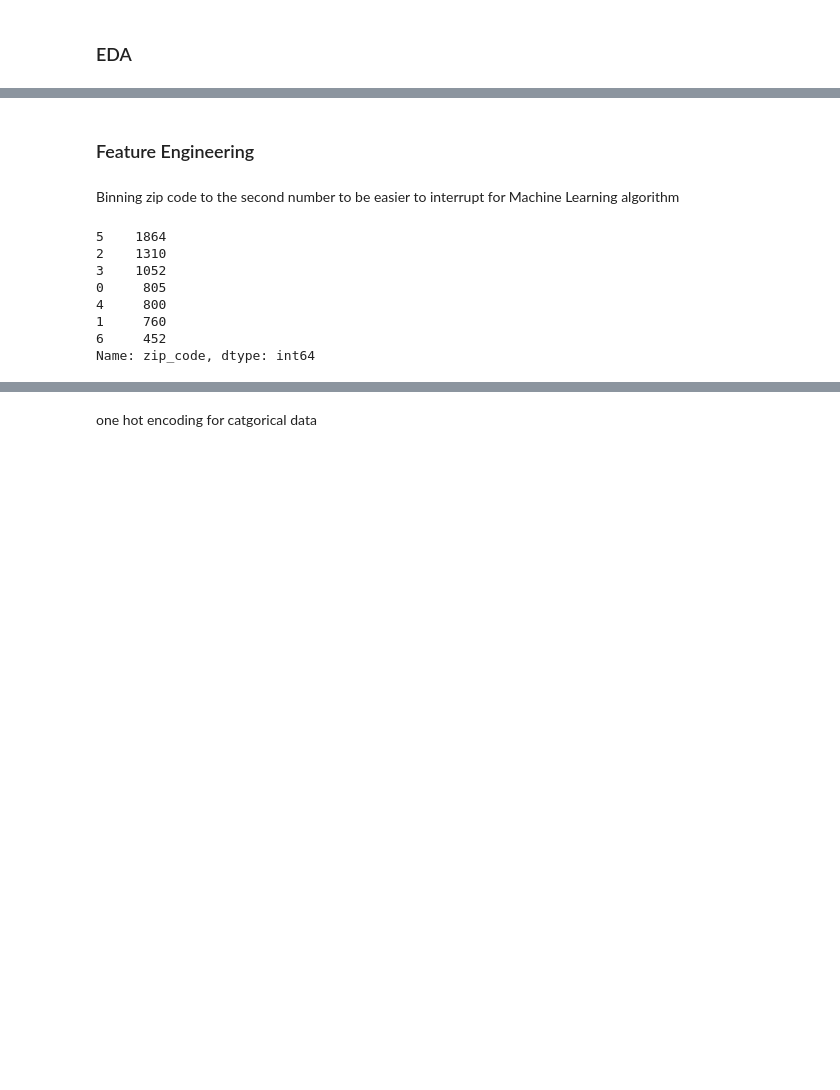
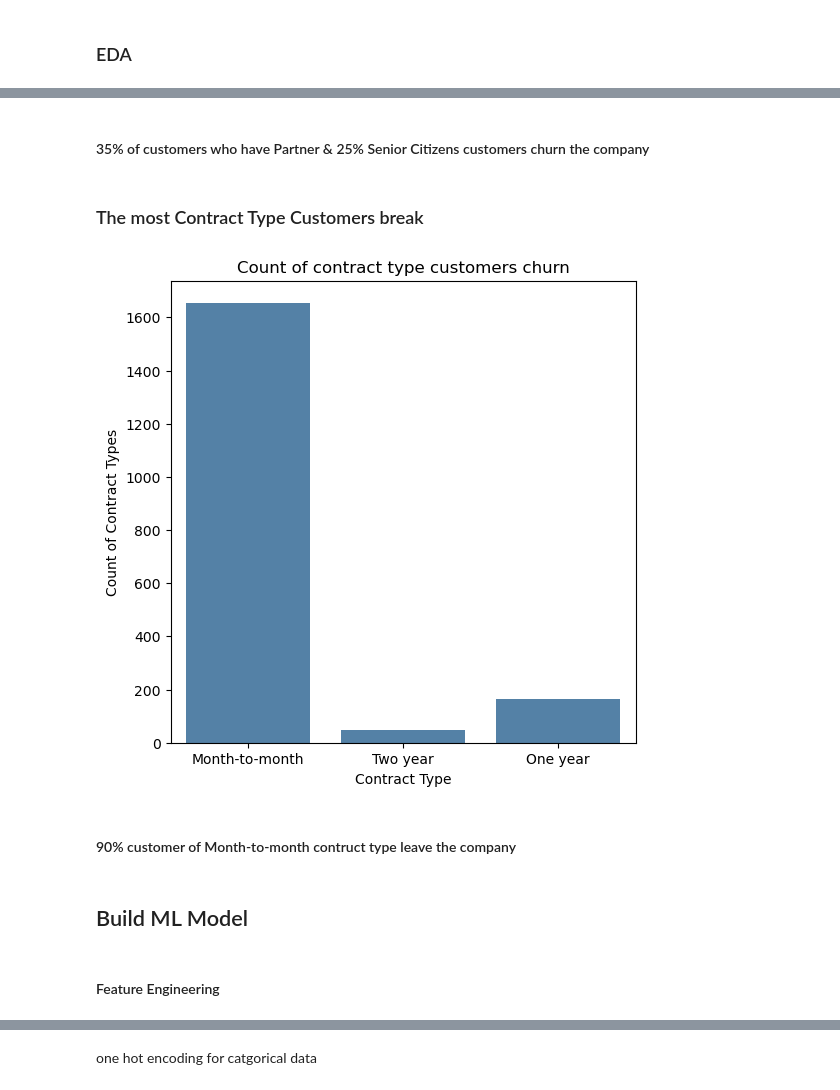
Before and after one commit to salah-202/Machine-Learning, a Jupyter notebook: Telco Customer Churn/Telco cutomer churn.ipynb, the cells around one changed output, grey strips where cells are left out. Cells and saved outputs as stored; diff of their text form; code cells hidden in the pictures; blank space fills up the shorter version.

```diff
--- a/Telco Customer Churn/Telco cutomer churn.ipynb
+++ b/Telco Customer Churn/Telco cutomer churn.ipynb
@@ -300,4 +354,25 @@ sns.pairplot(telco[numerical_columns],height =4, aspect=2)
+# %% [markdown]
+#### 35% of customers who have Partner & 25% Senior Citizens customers churn the company
+# %% [markdown]
+### The most Contract Type Customers break
+# %%
+fig, ax = plt.subplots(figsize=(6,6))
+
+
+sns.countplot(x="contract", data=data, ax=ax, color='steelblue')
+
+
+ax.set_title("Count of contract type customers churn")
+ax.set_xlabel("Contract Type")
+ax.set_ylabel("Count of Contract Types")
+
+
+plt.show()
+# %% [output]
+[figure, added]
+# %% [markdown]
+#### 90% customer of Month-to-month contruct type leave the company
+# %% [markdown]
+## Build ML Model
 # %% [markdown]
-### Feature Engineering
+#### Feature Engineering
-# %% [markdown]
-Binning zip code to the second number to be easier to interrupt for Machine Learning algorithm
@@ -306,11 +378,0 @@ telco['zip_code'] = (telco['zip_code'] // 10 ** 3) % 10
-# %%
-telco['zip_code'].value_counts()
-# %% [output]
-5    1864
-2    1310
-3    1052
-0     805
-4     800
-1     760
-6     452
-Name: zip_code, dtype: int64
```
Also changed, not shown: parts of 52 cells of this notebook, 8 other files.
